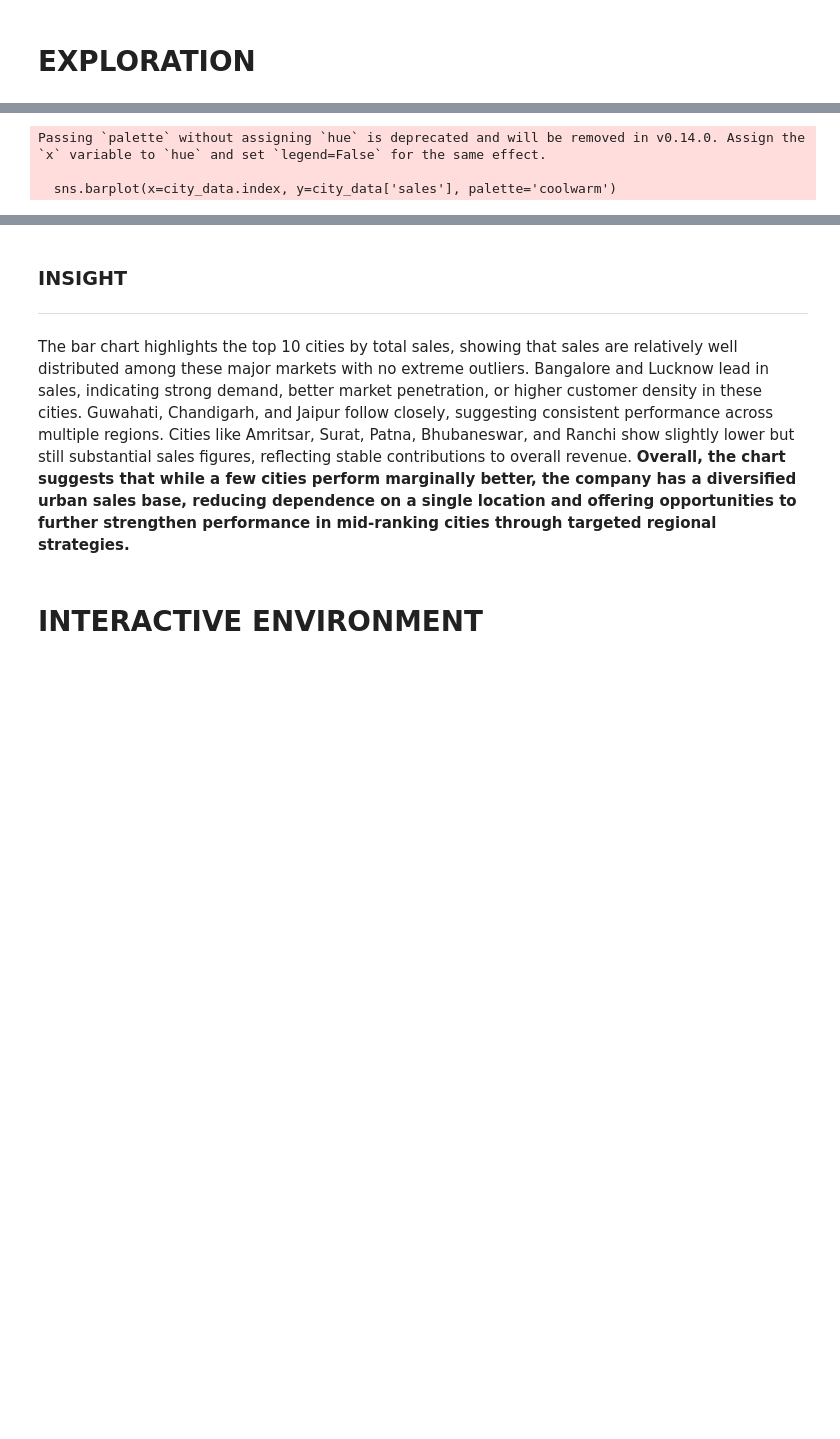
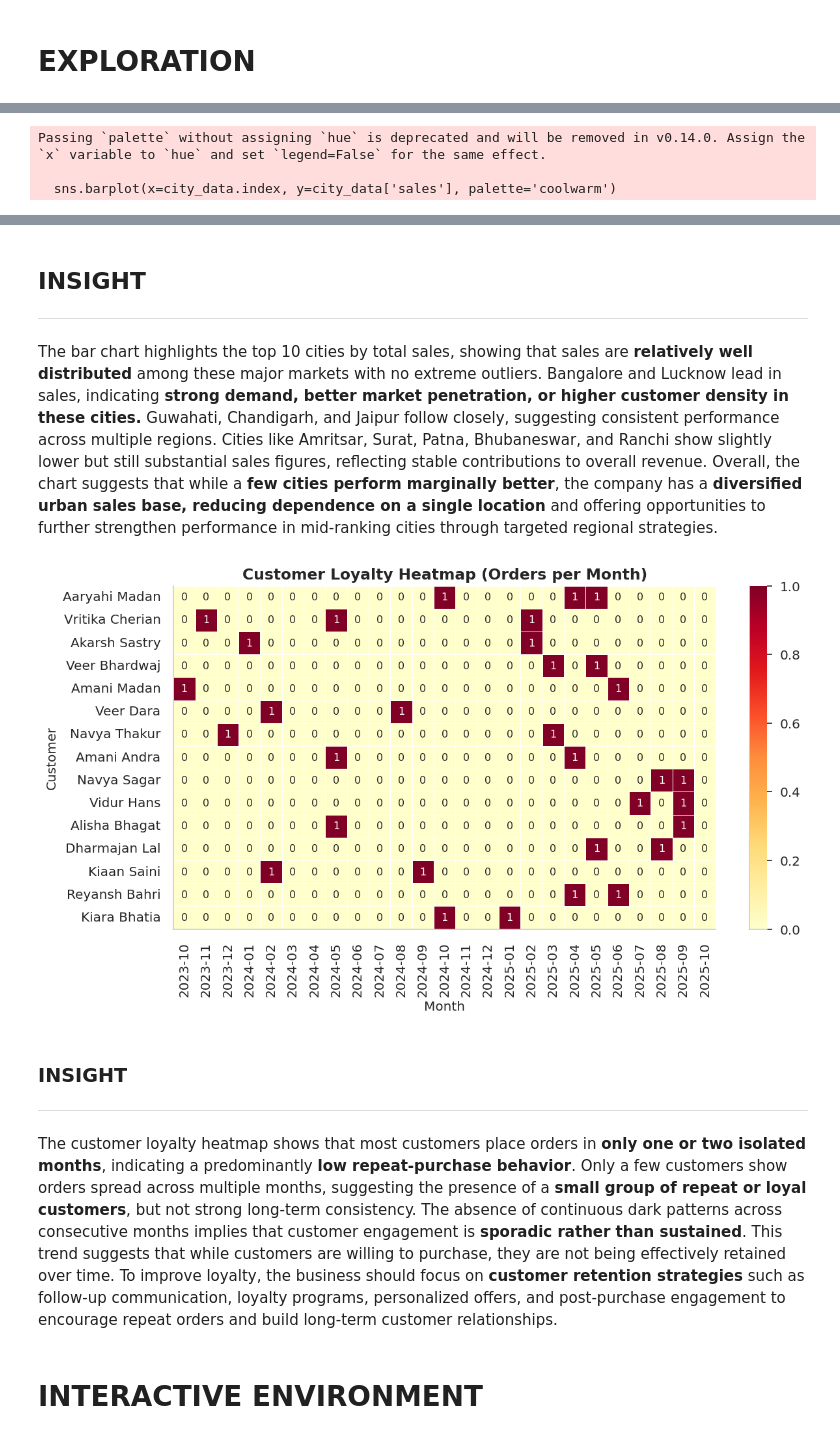
Before and after one commit to ayushinto-space/Performance-Metrics-and-Sales-Analysis-Using-Python, a Jupyter notebook: project.ipynb, the cells around one changed output, grey strips where cells are left out. Drawn from its saved outputs; the diff is of its cells as text; code cells hidden in the pictures; blank space fills up the shorter version.

Commit message:
Cleaned file

```diff
--- a/project.ipynb
+++ b/project.ipynb
@@ -165,7 +165,7 @@ def plot_sales_by_year(df_clean):
     display(Markdown("""### INSIGHT
 ---
 
-The graph shows a clear sales trend over three years. In 2023, sales are relatively low, indicating an early growth or development stage with limited market reach or brand presence. A sharp increase in 2024 reflects strong performance, likely due to successful marketing, market expansion, or improved sales strategies. In 2025, sales decline compared to 2024 but remain well above 2023 levels, suggesting a normal market correction rather than a major downturn. **Overall, the trend highlights strong growth potential while emphasizing the need for sustainable strategies such as customer retention, operational efficiency, and continuous innovation to maintain long-term stability.**
+The graph shows a clear sales trend over three years. In **2023, sales are relatively low, indicating an early growth** or development stage with limited market reach or brand presence. A **sharp increase in 2024** reflects strong performance, likely due to successful marketing, market expansion, or improved sales strategies. In **2025, sales decline** compared to 2024 but remain well above 2023 levels, suggesting a **normal market correction rather than a major downturn**. Overall, the trend highlights **strong growth potential** while emphasizing the need for sustainable strategies such as customer retention, operational efficiency, and **continuous innovation to maintain long-term stability**.
 """))
 
 
@@ -191,7 +191,7 @@ def plot_profit_margin_by_year(df_clean):
     display(Markdown("""### INSIGHT
 ---
 
-The graph shows a gradual and consistent improvement in profit margin from 2023 to 2025. In 2023, the profit margin is at its lowest level, indicating relatively higher costs or lower pricing efficiency during that year. A slight increase is observed in 2024, suggesting better cost control, improved pricing strategies, or operational efficiencies despite changes in sales volume. By 2025, the profit margin rises more noticeably, reaching its highest point, which indicates that the company has become more efficient in converting sales into profit. **Overall, this trend suggests improving profitability over time, likely driven by cost optimization, better resource management, and a focus on higher-margin products or services.**
+The graph shows a gradual and **consistent improvement in profit margin** from 2023 to 2025. In 2023, the profit margin is at its lowest level, indicating relatively higher costs or lower pricing efficiency during that year. A slight **increase is observed in 2024**, suggesting better cost control, **improved pricing strategies, or operational efficiencies** despite changes in sales volume. By 2025, the profit margin rises more noticeably, reaching its highest point, which indicates that the company has **become more efficient in converting sales into profit**. Overall, this trend suggests improving profitability over time, likely driven by cost optimization, better resource management, and a focus on higher-margin products or services.
 
 """))
 
@@ -214,7 +214,7 @@ def plot_sales_by_month(df_clean):
     display(Markdown("""### INSIGHT
 ---
 
-The monthly sales trend shows noticeable fluctuations over time, indicating seasonal and short-term variations in performance. From late 2023 through most of 2024, sales remain relatively stable with moderate ups and downs, suggesting consistent demand with periodic increases likely due to promotions, seasonal effects, or higher customer activity. Peaks observed at certain months reflect stronger sales periods, possibly during festive seasons or successful marketing campaigns. Moving into 2025, sales continue to fluctuate but generally stay within a similar range until a sharp decline appears in the final month. This sudden drop may be due to incomplete data for that month, operational disruptions, or an exceptional external factor. **Overall, the trend suggests stable monthly performance with predictable variability, highlighting the importance of planning for seasonality and investigating abrupt declines to prevent future revenue losses.**
+The monthly sales trend shows **noticeable fluctuations over time, indicating seasonal** and short-term variations in performance. From late 2023 through most of 2024, sales remain relatively stable with moderate ups and downs, suggesting **consistent demand** with periodic increases likely **due to promotions, seasonal effects, or higher customer activity**. Peaks observed at certain months reflect stronger sales periods, possibly during festive seasons or **successful marketing campaigns**. Moving into 2025, sales continue to fluctuate but generally stay within a similar range until a sharp decline appears in the final month. This sudden drop may be due to incomplete data for that month, operational disruptions, or an exceptional external factor. Overall, the trend suggests **stable monthly performance with predictable variability**, highlighting the importance of planning for seasonality and **investigating abrupt declines to prevent future revenue losses.**
 
 
 """))
@@ -234,11 +234,39 @@ def plot_top_cities(df, top =10):
     plt.show()
     plt.close(fig)
 
+    display(Markdown("""## INSIGHT
+---
+
+The bar chart highlights the top 10 cities by total sales, showing that sales are **relatively well distributed** among these major markets with no extreme outliers. Bangalore and Lucknow lead in sales, indicating **strong demand, better market penetration, or higher customer density in these cities.** Guwahati, Chandigarh, and Jaipur follow closely, suggesting consistent performance across multiple regions. Cities like Amritsar, Surat, Patna, Bhubaneswar, and Ranchi show slightly lower but still substantial sales figures, reflecting stable contributions to overall revenue. Overall, the chart suggests that while a **few cities perform marginally better**, the company has a **diversified urban sales base, reducing dependence on a single location** and offering opportunities to further strengthen performance in mid-ranking cities through targeted regional strategies.
+
+"""))
+
+# customer loyalty heat map
+
+df_clean['order_month'] = df_clean['order_date'].dt.to_period('M').astype(str)
+def customer_loyalty(df_clean):
+    loyalty_matrix = (df_clean.groupby(['customer_name', 'order_month']).size().unstack(fill_value=0))
+
+    top_customers = (df_clean.groupby('customer_name').size().sort_values(ascending=False).head(15).index)
+    loyalty_matrix = loyalty_matrix.loc[top_customers]
+
+    plt.figure(figsize=(10.6, 6), dpi = 120)
+
+    sns.heatmap(loyalty_matrix, cmap="YlOrRd", linewidths=0.5, annot=True, fmt="d")
+
+    plt.title("Customer Loyalty Heatmap (Orders per Month)", fontweight="bold")
+    plt.xlabel("Month")
+    plt.ylabel("Customer")
+    sns.despine()
+    plt.tight_layout()
+    fig = plt.gcf()
+    plt.show()
+    plt.close(fig)
+
     display(Markdown("""### INSIGHT
 ---
 
-The bar chart highlights the top 10 cities by total sales, showing that sales are relatively well distributed among these major markets with no extreme outliers. Bangalore and Lucknow lead in sales, indicating strong demand, better market penetration, or higher customer density in these cities. Guwahati, Chandigarh, and Jaipur follow closely, suggesting consistent performance across multiple regions. Cities like Amritsar, Surat, Patna, Bhubaneswar, and Ranchi show slightly lower but still substantial sales figures, reflecting stable contributions to overall revenue. **Overall, the chart suggests that while a few cities perform marginally better, the company has a diversified urban sales base, reducing dependence on a single location and offering opportunities to further strengthen performance in mid-ranking cities through targeted regional strategies.**
-
+The customer loyalty heatmap shows that most customers place orders in **only one or two isolated months**, indicating a predominantly **low repeat-purchase behavior**. Only a few customers show orders spread across multiple months, suggesting the presence of a **small group of repeat or loyal customers**, but not strong long-term consistency. The absence of continuous dark patterns across consecutive months implies that customer engagement is **sporadic rather than sustained**. This trend suggests that while customers are willing to purchase, they are not being effectively retained over time. To improve loyalty, the business should focus on **customer retention strategies** such as follow-up communication, loyalty programs, personalized offers, and post-purchase engagement to encourage repeat orders and build long-term customer relationships.
 """))
 
 # calling all plot functions
@@ -246,6 +274,7 @@ plot_sales_by_year(df_clean,)
 plot_profit_margin_by_year(df_clean)
 plot_sales_by_month(df_clean)
 plot_top_cities(df_clean)
+customer_loyalty(df_clean)
 # %% [output]
 Passing `palette` without assigning `hue` is deprecated and will be removed in v0.14.0. Assign the `x` variable to `hue` and set `legend=False` for the same effect.
 
@@ -268,11 +297,16 @@ The monthly sales trend shows noticeable fluctuations over time, indicating seas
 Passing `palette` without assigning `hue` is deprecated and will be removed in v0.14.0. Assign the `x` variable to `hue` and set `legend=False` for the same effect.
 
   sns.barplot(x=city_data.index, y=city_data['sales'], palette='coolwarm')
 [figure]
-### INSIGHT
+## INSIGHT
 ---
 
-The bar chart highlights the top 10 cities by total sales, showing that sales are relatively well distributed among these major markets with no extreme outliers. Bangalore and Lucknow lead in sales, indicating strong demand, better market penetration, or higher customer density in these cities. Guwahati, Chandigarh, and Jaipur follow closely, suggesting consistent performance across multiple regions. Cities like Amritsar, Surat, Patna, Bhubaneswar, and Ranchi show slightly lower but still substantial sales figures, reflecting stable contributions to overall revenue. **Overall, the chart suggests that while a few cities perform marginally better, the company has a diversified urban sales base, reducing dependence on a single location and offering opportunities to further strengthen performance in mid-ranking cities through targeted regional strategies.**
+The bar chart highlights the top 10 cities by total sales, showing that sales are **relatively well distributed** among these major markets with no extreme outliers. Bangalore and Lucknow lead in sales, indicating **strong demand, better market penetration, or higher customer density in these cities.** Guwahati, Chandigarh, and Jaipur follow closely, suggesting consistent performance across multiple regions. Cities like Amritsar, Surat, Patna, Bhubaneswar, and Ranchi show slightly lower but still substantial sales figures, reflecting stable contributions to overall revenue. Overall, the chart suggests that while a **few cities perform marginally better**, the company has a **diversified urban sales base, reducing dependence on a single location** and offering opportunities to further strengthen performance in mid-ranking cities through targeted regional strategies.
+[figure, added]
+### INSIGHT
+---
+
+The customer loyalty heatmap shows that most customers place orders in **only one or two isolated months**, indicating a predominantly **low repeat-purchase behavior**. Only a few customers show orders spread across multiple months, suggesting the presence of a **small group of repeat or loyal customers**, but not strong long-term consistency. The absence of continuous dark patterns across consecutive months implies that customer engagement is **sporadic rather than sustained**. This trend suggests that while customers are willing to purchase, they are not being effectively retained over time. To improve loyalty, the business should focus on **customer retention strategies** such as follow-up communication, loyalty programs, personalized offers, and post-purchase engagement to encourage repeat orders and build long-term customer relationships.
 # %% [markdown]
 # **INTERACTIVE ENVIRONMENT**
 # %%
```
Also changed, not shown: parts of 2 cells of this notebook.
